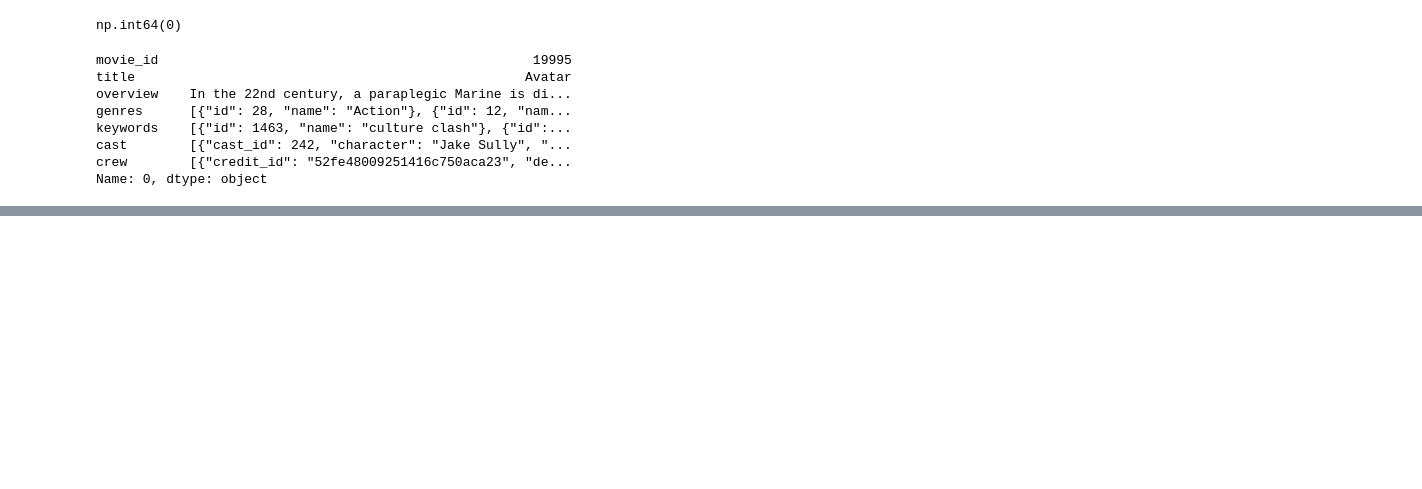
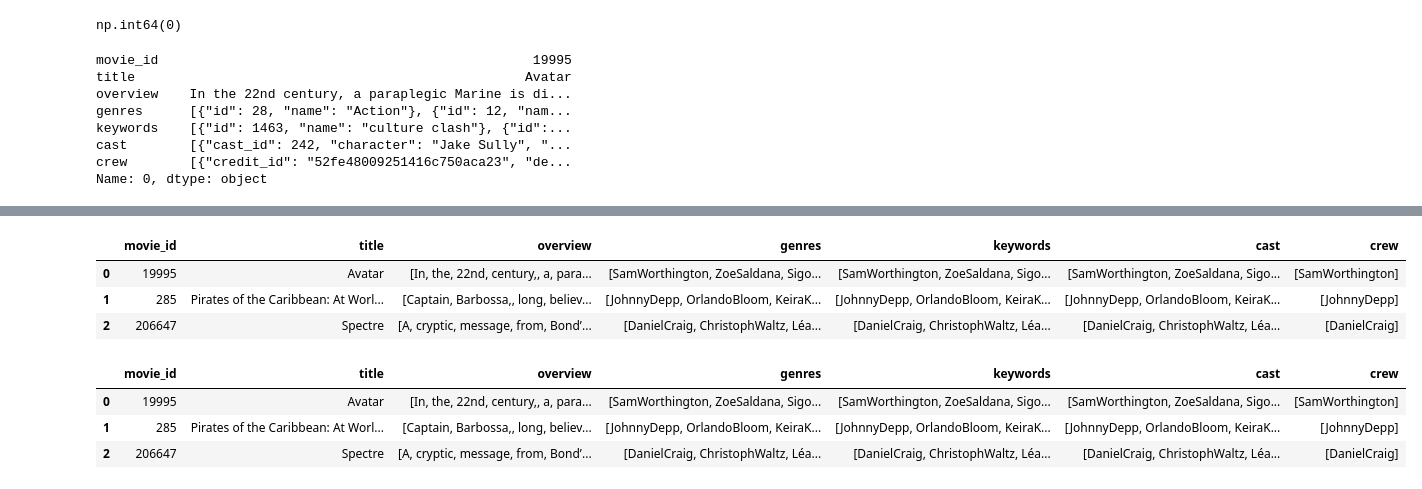
Before and after one commit to AKSHAY-MORE10/recommendation-sys, a Jupyter notebook: remmmendationsys.ipynb, the cells around one changed output, grey strips where cells are left out. Saved outputs shown, nothing was run; the diff lists cells and outputs as text; code cells hidden in the pictures; blank space fills up the shorter version.

```diff
--- a/remmmendationsys.ipynb
+++ b/remmmendationsys.ipynb
@@ -90,0 +111,19 @@ movies[['cast']].info
+# %%
+# movies['overview'] = movies['overview'].apply(lambda x: x.split())
+movies.head(3)
+# %% [output]
+|  | movie_id | title | overview | genres | keywords | cast | crew |
+| 0 | 19995 | Avatar | [In, the, 22nd, century,, a, para... | [SamWorthington, ZoeSaldana, Sigo... | [SamWorthington, ZoeSaldana, Sigo... | [SamWorthington, ZoeSaldana, Sigo... | [SamWorthington] |
+| 1 | 285 | Pirates of the Caribbean: At Worl... | [Captain, Barbossa,, long, believ... | [JohnnyDepp, OrlandoBloom, KeiraK... | [JohnnyDepp, OrlandoBloom, KeiraK... | [JohnnyDepp, OrlandoBloom, KeiraK... | [JohnnyDepp] |
+| 2 | 206647 | Spectre | [A, cryptic, message, from, Bond’... | [DanielCraig, ChristophWaltz, Léa... | [DanielCraig, ChristophWaltz, Léa... | [DanielCraig, ChristophWaltz, Léa... | [DanielCraig] |
+# %%
+movies['genres'] = movies['cast'].apply(lambda x:[i.replace(" ","") for i in x])
+movies['keywords'] = movies['keywords'].apply(lambda x:[i.replace(" ","") for i in x])
+movies['cast'] = movies['cast'].apply(lambda x:[i.replace(" ","") for i in x])
+movies['crew'] = movies['crew'].apply(lambda x:[i.replace(" ","") for i in x])
+movies.head(3)
+# %% [output]
+|  | movie_id | title | overview | genres | keywords | cast | crew |
+| 0 | 19995 | Avatar | [In, the, 22nd, century,, a, para... | [SamWorthington, ZoeSaldana, Sigo... | [SamWorthington, ZoeSaldana, Sigo... | [SamWorthington, ZoeSaldana, Sigo... | [SamWorthington] |
+| 1 | 285 | Pirates of the Caribbean: At Worl... | [Captain, Barbossa,, long, believ... | [JohnnyDepp, OrlandoBloom, KeiraK... | [JohnnyDepp, OrlandoBloom, KeiraK... | [JohnnyDepp, OrlandoBloom, KeiraK... | [JohnnyDepp] |
+| 2 | 206647 | Spectre | [A, cryptic, message, from, Bond’... | [DanielCraig, ChristophWaltz, Léa... | [DanielCraig, ChristophWaltz, Léa... | [DanielCraig, ChristophWaltz, Léa... | [DanielCraig] |
```
Also changed, not shown: parts of 5 cells of this notebook.
